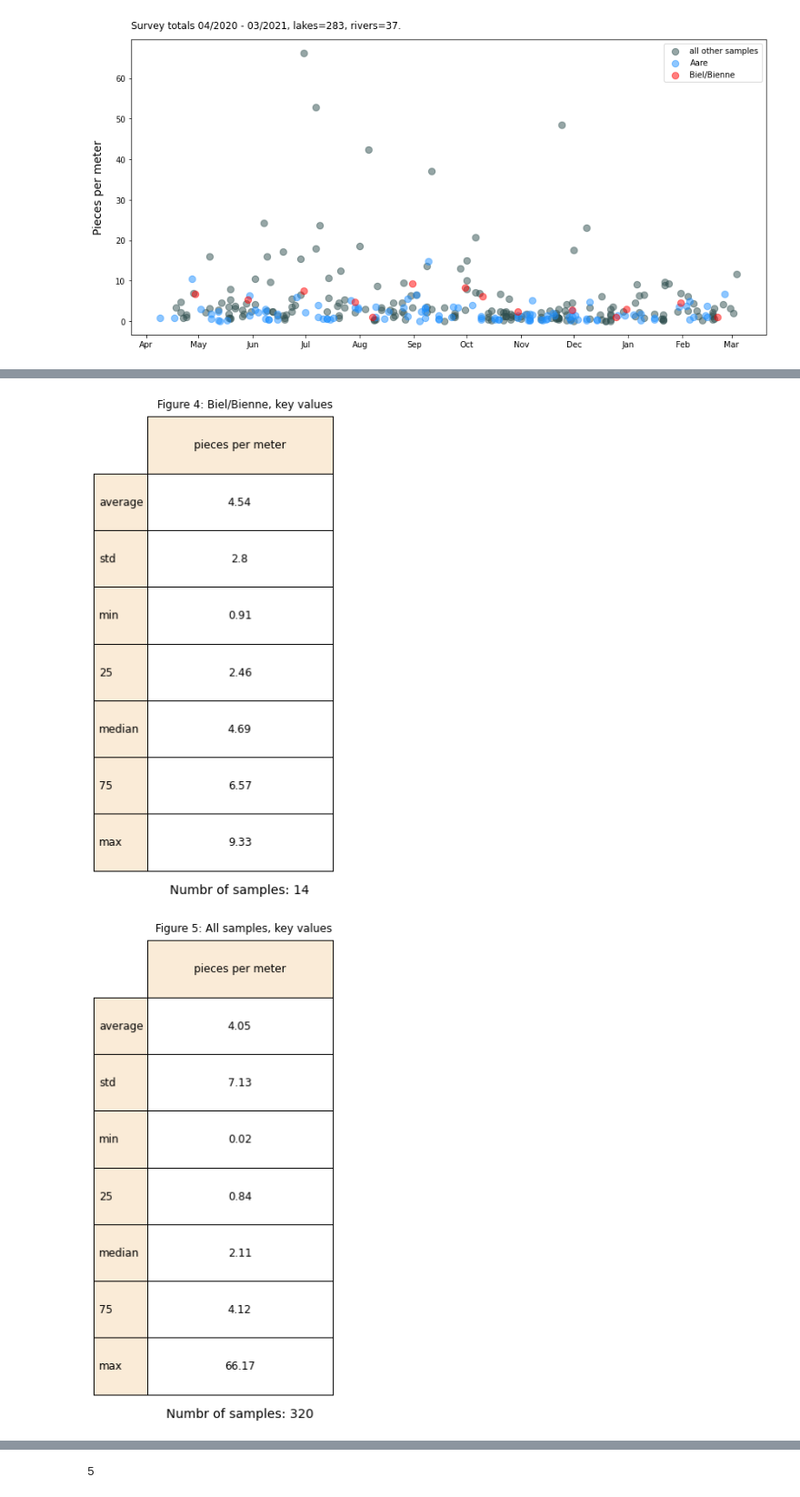
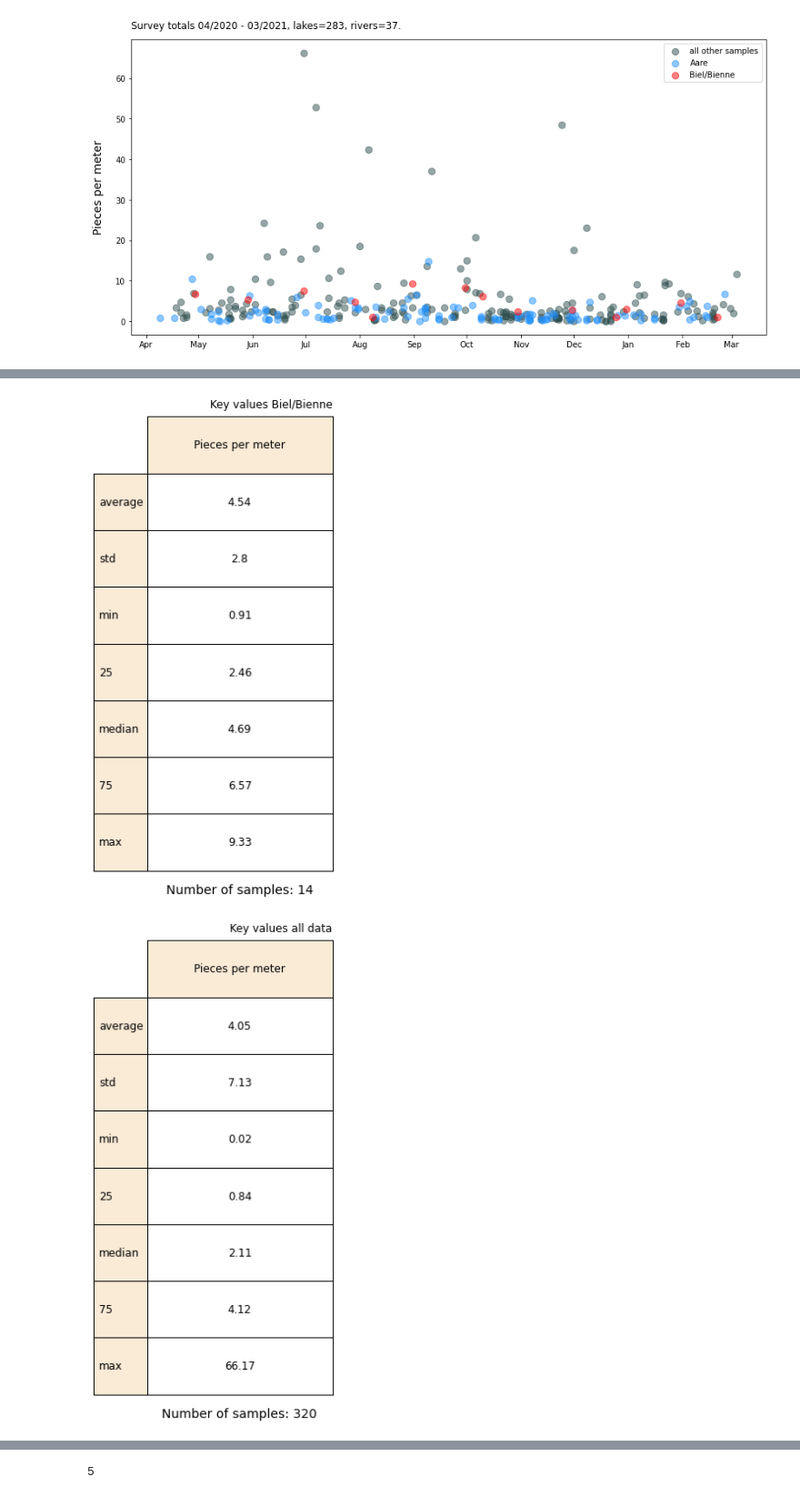
Before and after one commit to hammerdirt-analyst/iqals, a Jupyter notebook: make_a_class.ipynb, the cells around one changed output, grey strips where cells are left out. Shown at 91% size. Drawn from its saved outputs; the diff is of its cells as text; code cells hidden in the pictures.

```diff
--- a/make_a_class.ipynb
+++ b/make_a_class.ipynb
@@ -411,21 +407,43 @@ make_one_column_table(a_sum_table, is_french, row_labels, nsamps, title=bassin_l
 # %%
 figure_num += 1
-output_kwargs = dict(file = F"{project_directory}/figure{figure_num}", a_type="table", tag=F"key values {bassin_label}", figure_num=figure_num)
+output_kwargs = dict(file = F"{project_directory}/figure{figure_num}", a_type="table", tag=F"key values {coi}", figure_num=figure_num)
+nsamps = len(b.muni_pcsm_day)
+a_sum_table, row_labels = makeTableOfKeyStatistics(b.muni_pcsm_day)
 
-a_sum_table, row_labels = makeTableOfKeyStatistics(b.muni_pcsm_day)
-nsamps = len(b.muni_pcsm_day)
-make_one_column_table(a_sum_table, is_french, row_labels, nsamps, title=coi, output=save_output, o_kwargs=output_kwargs, t_kwargs=tablecenter_k)
+
+if is_french:
+    row_labels =  ['moyenne', 'écart type', 'min', '25%', 'médianne', '75%', 'max']
+    title = F"Valeurs clés {coi}"
+    xlabel = F"Nombre de recensements: {nsamps}"
+else:
+    row_labels = ['average', 'std', 'min', '25', 'median', '75', 'max']
+    title = F"Key values {coi}"
+    xlabel = F"Number of samples: {nsamps}"
+
+
+
+make_one_column_table(a_sum_table, is_french, row_labels,  xlabel= xlabel, title=title, output=save_output, o_kwargs=output_kwargs, t_kwargs=tablecenter_k)
 # %% [output]
-[figure, old version]
+[figure, new version]
 # %%
 figure_num += 1
 output_kwargs = dict(file = F"{project_directory}/figure{figure_num}", a_type="table", tag=F"key values all survyes", figure_num=figure_num)
-
 a_sum_table, row_labels = makeTableOfKeyStatistics(a.daily_totals_all)
 nsamps = len(a.daily_totals_all)
-make_one_column_table(a_sum_table, is_french, row_labels, nsamps, title=samples_all, output=save_output,o_kwargs=output_kwargs, t_kwargs=tablecenter_k)
+
+if is_french:
+    row_labels =  ['moyenne', 'écart type', 'min', '25%', 'médianne', '75%', 'max']
+    title = F"Valeurs clés tous less baasins versants"
+    xlabel = F"Nombre de recensements: {nsamps}"
+else:
+    row_labels = ['average', 'std', 'min', '25', 'median', '75', 'max']
+    title = F"Key values all data"
+    xlabel = F"Number of samples: {nsamps}"
+
+
+make_one_column_table(a_sum_table, is_french, row_labels, xlabel=xlabel, title=title, output=save_output,o_kwargs=output_kwargs, t_kwargs=tablecenter_k)
 # %% [output]
-[figure, old version]
+[figure, new version]
 # %%
 table_data = regionalCodeQty(b.bassin_code_totals, dfCodes, b.code_group_map)
 top_ten, table_data_all = makeRegionalCodeQtyTable(table_data, b.bassin_code_pcsm_med)
```
Also changed, not shown: parts of 9 cells of this notebook, 6 other files.
